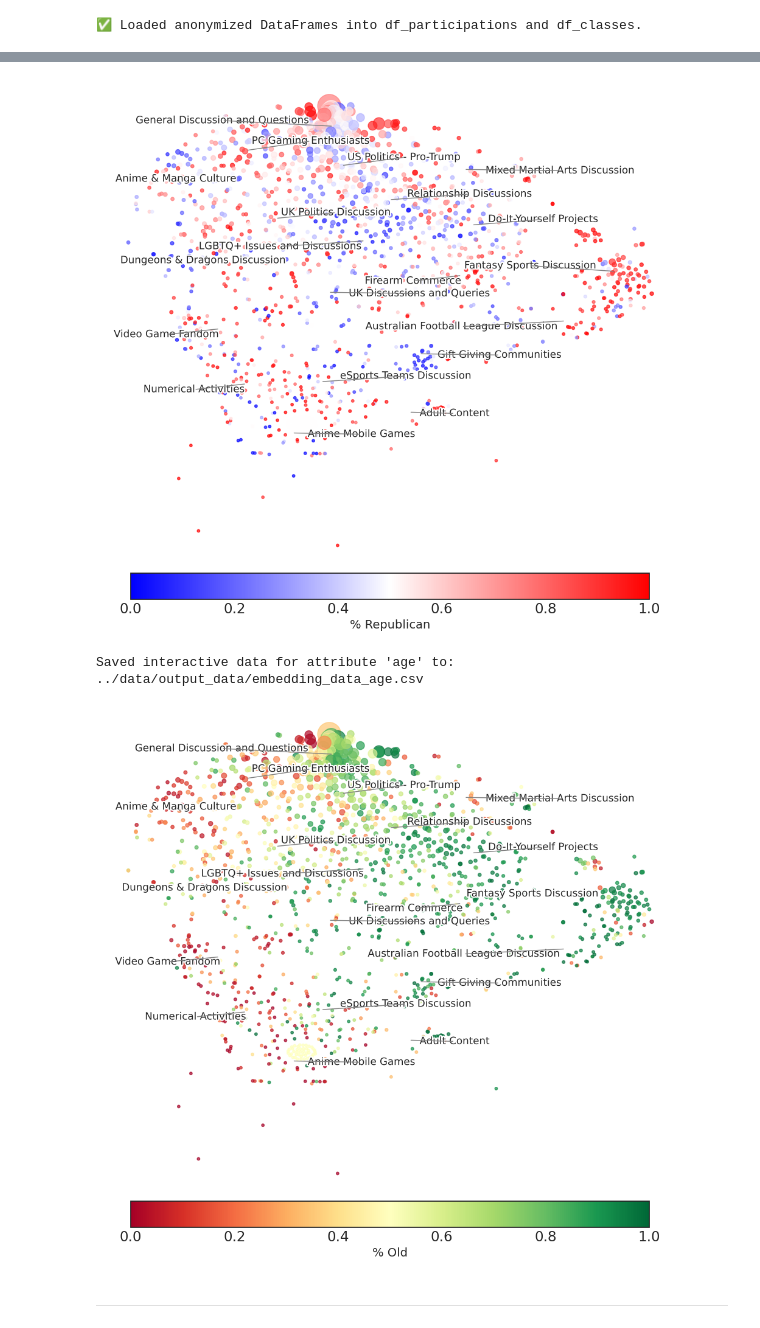
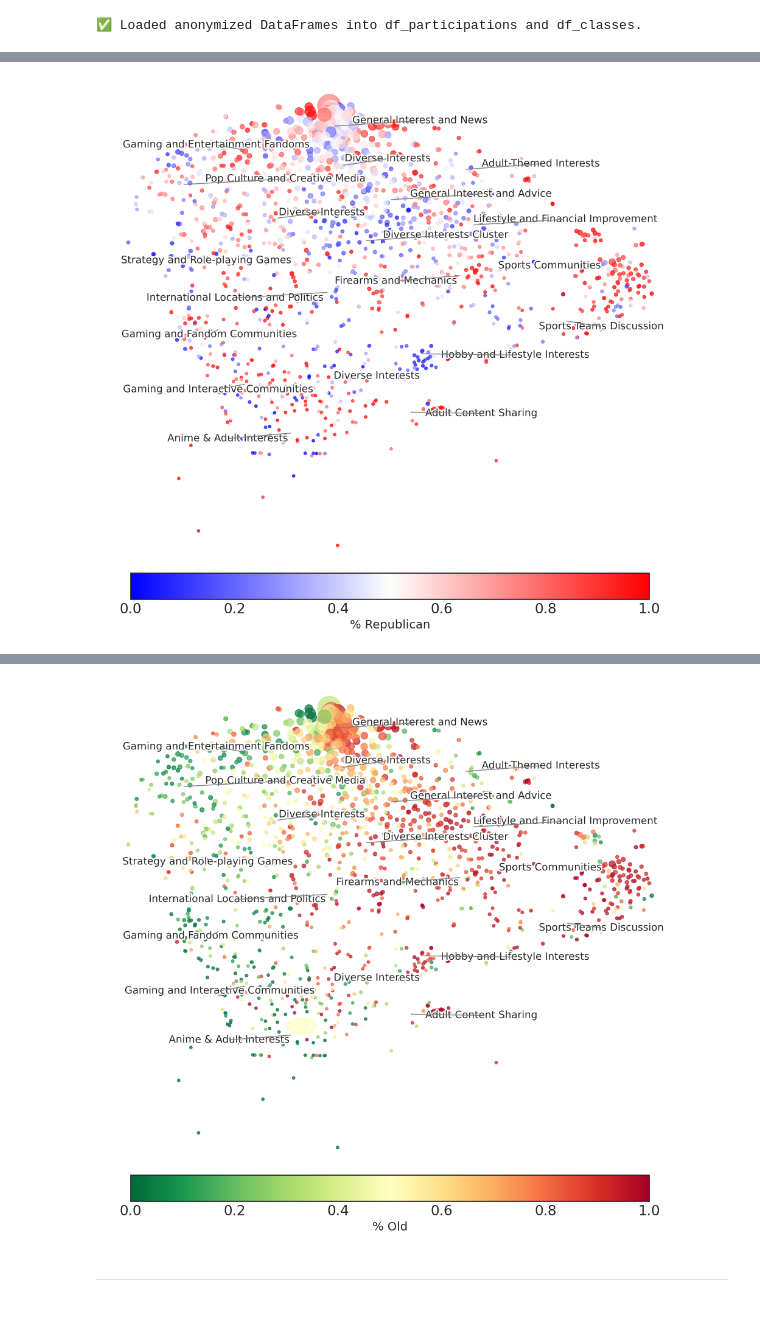
Before and after one commit to FedericoCinus/reddit-fabric, a Jupyter notebook: notebook/FIG_1-reddit-frabric.ipynb, the cells around one changed output, grey strips where cells are left out. Saved outputs shown, nothing was run; the diff lists cells and outputs as text; code cells hidden in the pictures.

Commit message:
Updated interactive plot

```diff
--- a/notebook/FIG_1-reddit-frabric.ipynb
+++ b/notebook/FIG_1-reddit-frabric.ipynb
@@ -40,7 +40,7 @@ client = OpenAI(api_key="OPENAI_API_KEY")
 attributes = ["gender", "partisan", "age"]
 top_n_subreddits2 = 1400
 label_mode = "cluster_top_k"
-top_k = 1
+top_k = 5
 n_clusters = 20
 naming_mode = "gpt"
 save = False
@@ -52,7 +52,7 @@ def compute_weighted_attribute_colors(df_participations, df_classes, attribute,
         colormap = "PuOr"
         label = "% Female"
     elif "age" in attr_lower or "year" in attr_lower:
-        colormap = "RdYlGn"
+        colormap = "RdYlGn_r"
         label = "% Old"
     elif "partisan" in attr_lower:
         colormap = "bwr"
@@ -131,17 +131,17 @@ if naming_mode == "gpt":
         prompt = (
             f"You're an expert on internet communities. "
             f"Given these subreddit names: {', '.join(subs)}, "
-            f"what would you name this cluster? Give a short, descriptive label."
+            f"what would you name this cluster? Give a very short, descriptive label."
         )
         try:
             response = client.chat.completions.create(
                 model="gpt-4",
                 messages=[{"role": "user", "content": prompt}],
-                temperature=0.7
+                temperature=0.3
             )
             name = response.choices[0].message.content.strip().replace('"', '').replace("'", "")
             cluster_names[cid] = name
-            print(f"Cluster {cid}: {name}")
+            print(f"Cluster {cid}: {name} \n {subs}\n\n\n")
         except Exception as e:
             print(f"Error naming cluster {cid}: {e}")
             cluster_names[cid] = f"Cluster {cid}"
@@ -244,0 +242 @@ Saved interactive data for attribute 'gender' to: ../data/output_data/embedding_
+[figure, new version]
@@ -246,6 +244,4 @@ Saved interactive data for attribute 'partisan' to: ../data/output_data/embeddin
-[figure, old version]
-Saved interactive data for attribute 'age' to: ../data/output_data/embedding_data_age.csv
-[figure, old version]
+[figure, new version]
 # %% [markdown]
 --------
 # %%
```
Also changed, not shown: parts of 2 cells of this notebook, 1 other file.
